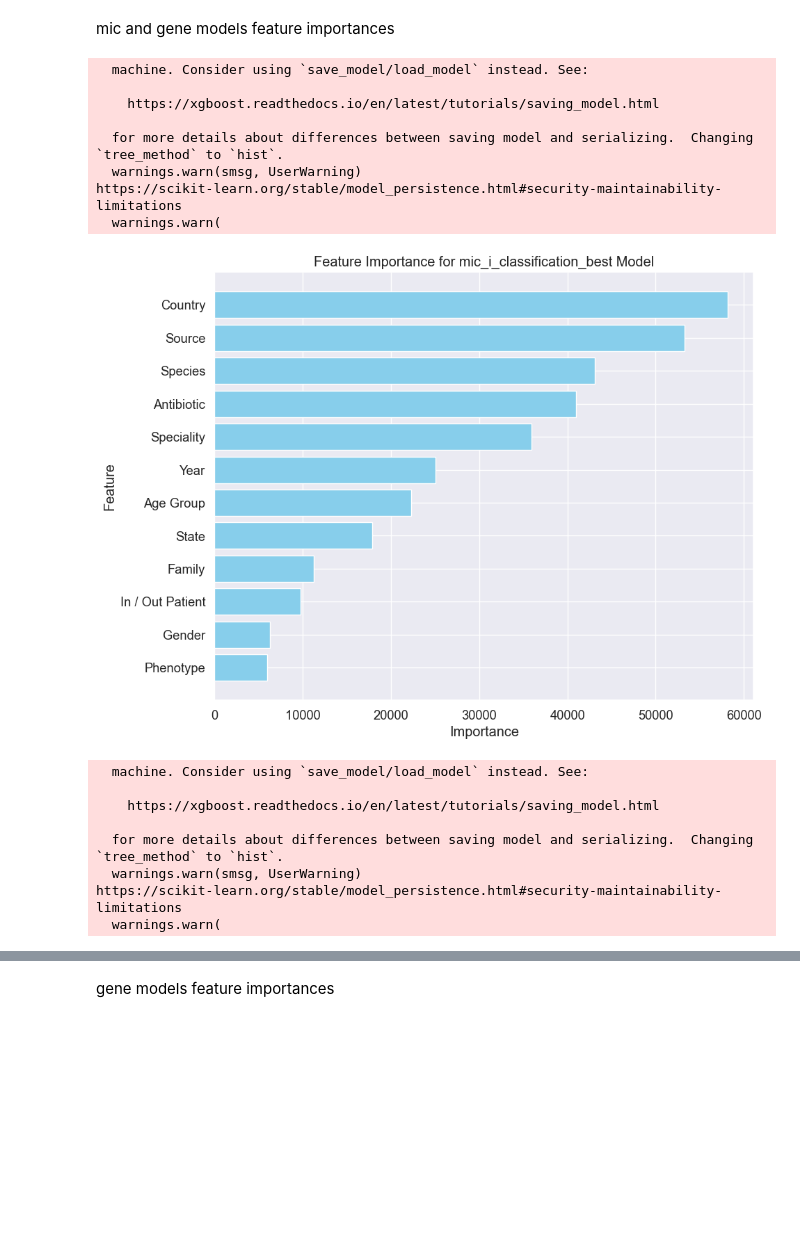
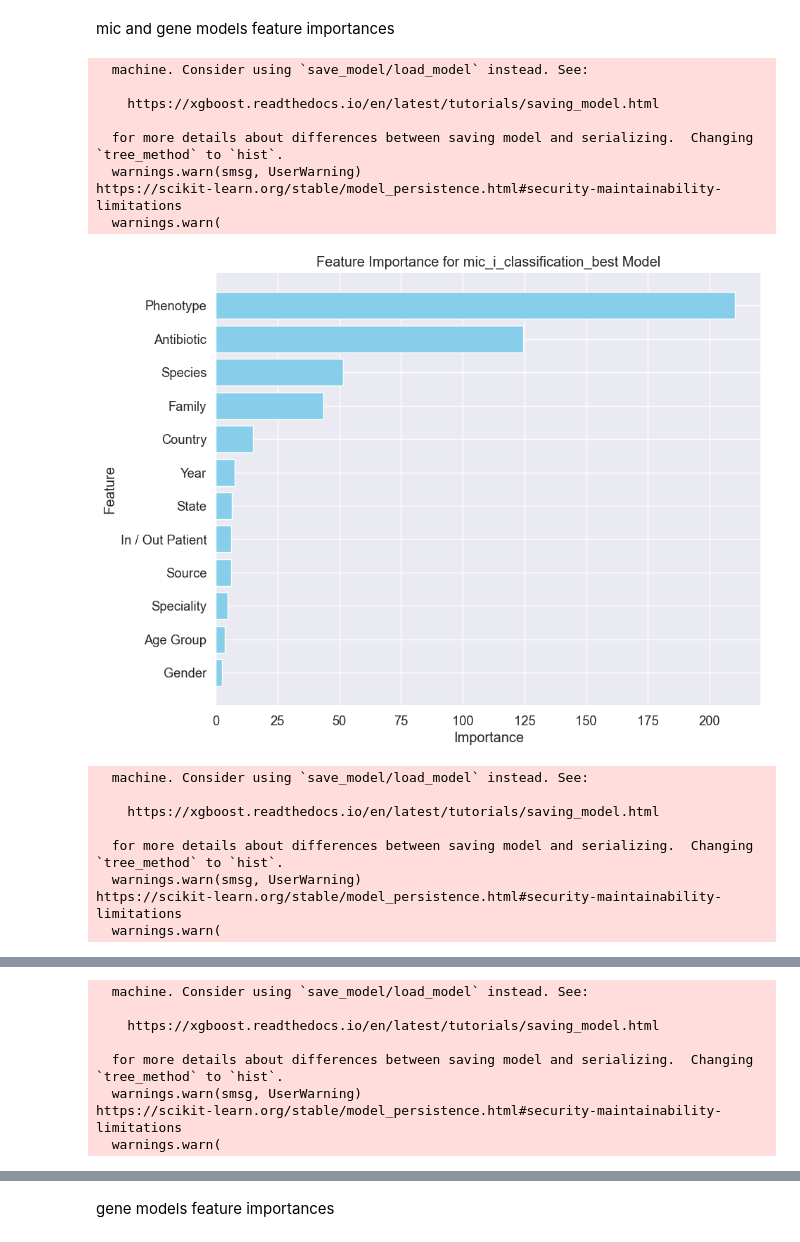
Before and after one commit to thomaslim6793/microbis-ml-fastapi, a Jupyter notebook: figures_and_vis.ipynb, the cells around one changed output, grey strips where cells are left out. Saved outputs shown, nothing was run; the diff lists cells and outputs as text; code cells hidden in the pictures; blank space fills up the shorter version.

Commit message:
update visuals

```diff
--- a/figures_and_vis.ipynb
+++ b/figures_and_vis.ipynb
@@ -363,7 +366,7 @@ import pandas as pd
 from joblib import load
 import pickle
 
-def plot_xgb_feature_importance(model_path, test_set_path, output_path, title, target):
+def plot_xgb_feature_importance(model_path, test_set_path, output_path, title, target, importance_type='gain'):
     # Load the model and label encoder from the pickle file
     with open(model_path, 'rb') as file:
         model_and_encoder = pickle.load(file)
@@ -376,8 +379,8 @@ def plot_xgb_feature_importance(model_path, test_set_path, output_path, title, t
     X_test = test_set.drop(target, axis=1)
     features = X_test.columns
 
-    # Get feature importances (can use 'weight', 'gain', 'cover' as importance_type)
-    importances = model.get_booster().get_score(importance_type='weight')
+    # Get feature importances using the specified importance_type
+    importances = model.get_booster().get_score(importance_type=importance_type)
 
     # Convert to DataFrame for better visualization
     feature_importance_df = pd.DataFrame({
@@ -407,34 +410,34 @@ def main():
                                 test_set_path = './test_sets/MIC_Interpretation_test_set.csv',
                                 output_path = './figures_and_visuals/mic_models/mic_i_model_feature_importance.png',
                                 title = 'Feature Importance for mic_i_classification_best Model',
                                 target='MIC_Interpretation')
     plot_xgb_feature_importance(model_path = './models/mic_classification_best.pkl',
                                 test_set_path = './test_sets/MIC_test_set.csv',
                                 output_path = './figures_and_visuals/mic_models/mic_model_feature_importance.png',
                                 title = 'Feature Importance for mic_classification_best Model',
                                 target='MIC')
     plot_xgb_feature_importance(model_path = './models/gene_bin_classification_best.pkl',
                                 test_set_path = './test_sets/gene_bin_test_set.csv',
                                 output_path = './figures_and_visuals/gene_models/gene_bin_model_feature_importance.png',
                                 title = 'Feature Importance for gene_bin_classification_best Model',
                                 target='detected_binary')
     plot_xgb_feature_importance(model_path = './models/gene_mult_classification_best.pkl',
                                 test_set_path = './test_sets/gene_mult_test_set.csv',
                                 output_path = './figures_and_visuals/gene_models/gene_mult_model_feature_importance.png',
                                 title = 'Feature Importance for gene_mult_classification_best Model',
                                 target='detected_variant')
 
 main()
 # %% [output]
   machine. Consider using `save_model/load_model` instead. See:
 
     https://xgboost.readthedocs.io/en/latest/tutorials/saving_model.html
 
   for more details about differences between saving model and serializing.  Changing `tree_method` to `hist`.
   warnings.warn(smsg, UserWarning)
 https://scikit-learn.org/stable/model_persistence.html#security-maintainability-limitations
   warnings.warn(
-[figure, old version]
+[figure, new version]
   machine. Consider using `save_model/load_model` instead. See:
 
     https://xgboost.readthedocs.io/en/latest/tutorials/saving_model.html
@@ -446,0 +450,8 @@ https://scikit-learn.org/stable/model_persistence.html#security-maintainability-
+  machine. Consider using `save_model/load_model` instead. See:
+
+    https://xgboost.readthedocs.io/en/latest/tutorials/saving_model.html
+
+  for more details about differences between saving model and serializing.  Changing `tree_method` to `hist`.
+  warnings.warn(smsg, UserWarning)
+https://scikit-learn.org/stable/model_persistence.html#security-maintainability-limitations
+  warnings.warn(
```
Also changed, not shown: parts of 2 cells of this notebook, 4 other files.
